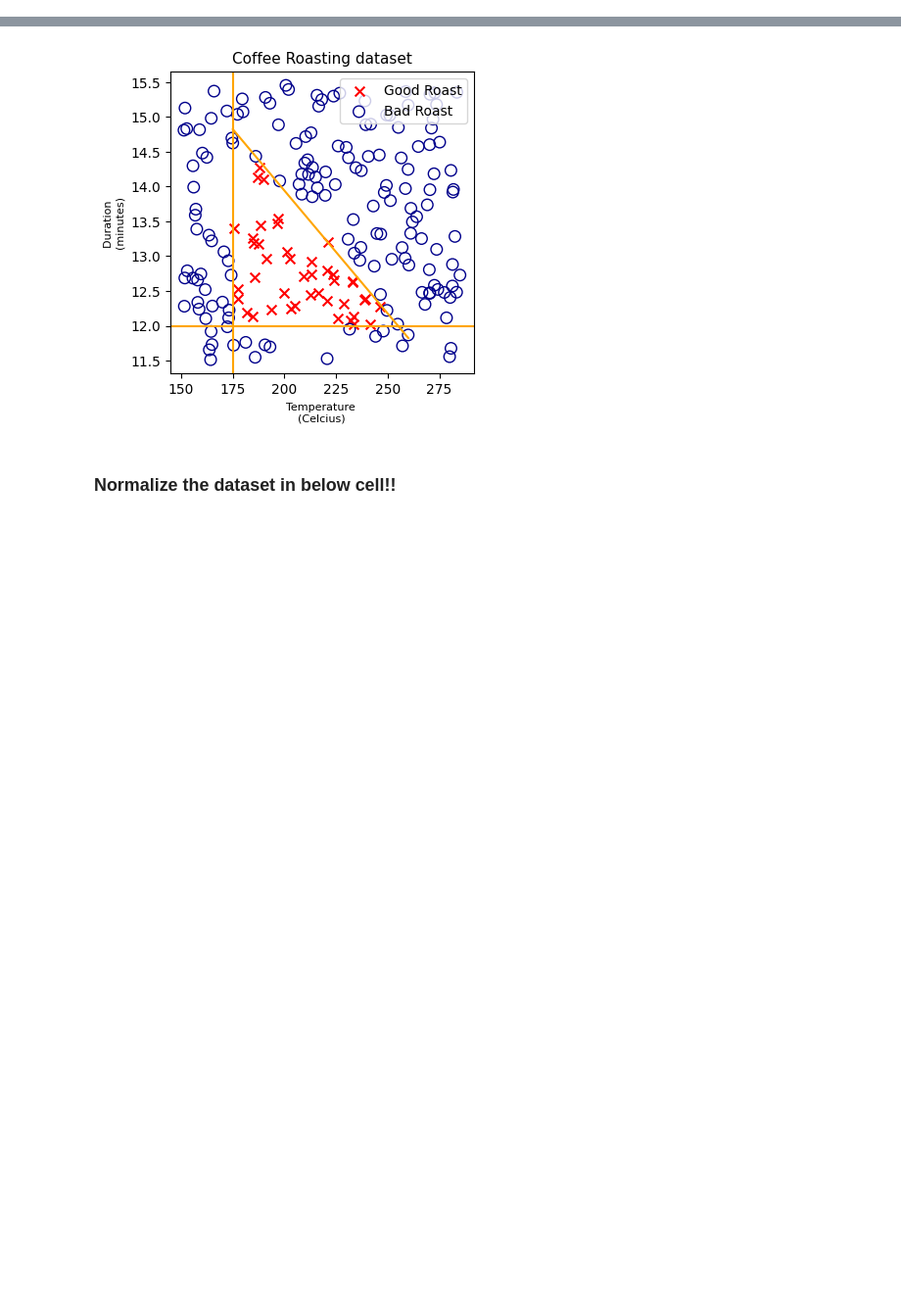
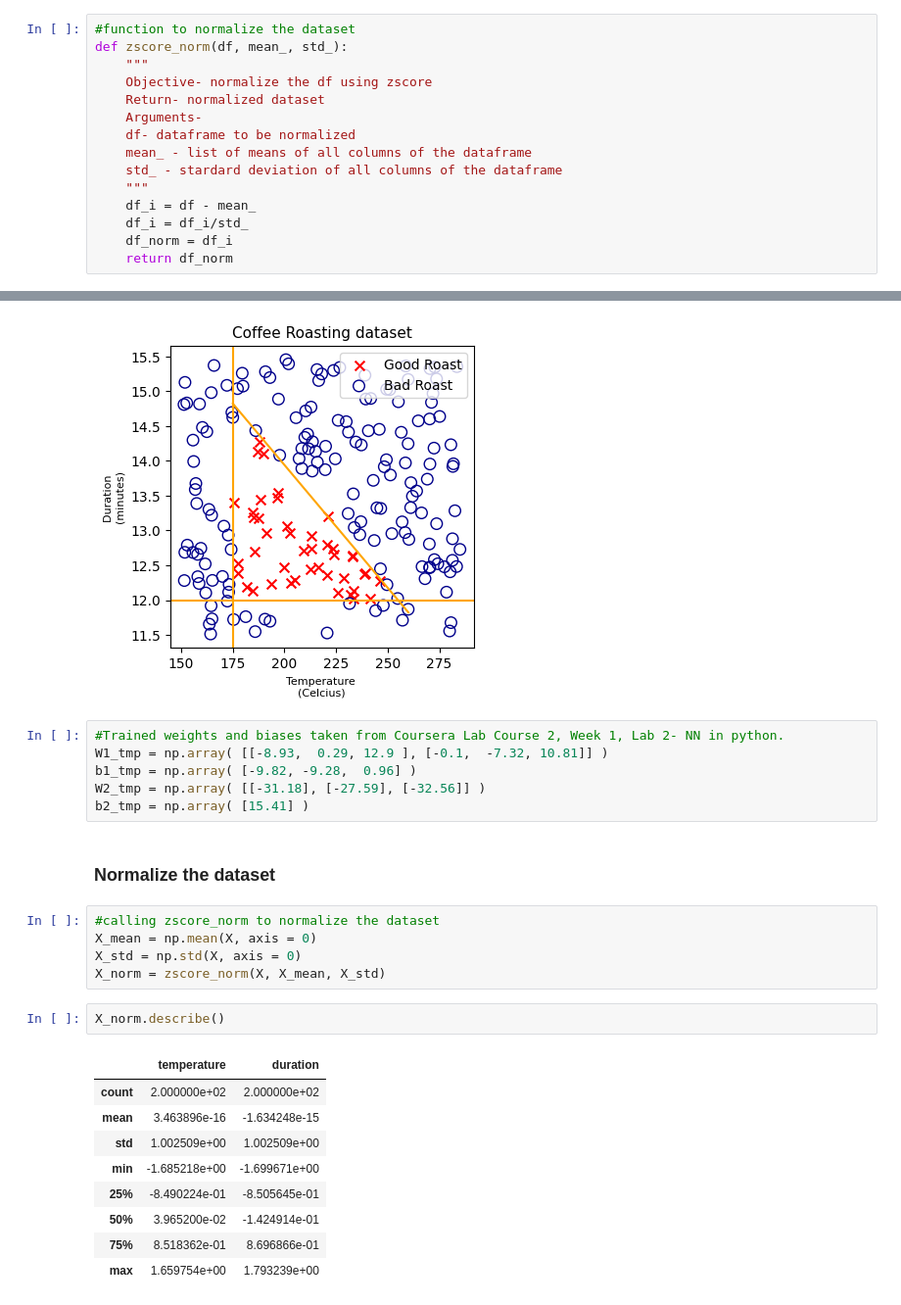
Before and after one commit to Cshefali/ML-Algorithms-Implementation, a Jupyter notebook: Python/Simple Neural Network in Python.ipynb, the cells around one changed output, grey strips where cells are left out. Shown: that part at 98% size. Cells and saved outputs as stored; diff of their text form; blank space fills up the shorter version.

Commit message:
Add subroutines to Simple NN in Python

```diff
--- a/Python/Simple Neural Network in Python.ipynb
+++ b/Python/Simple Neural Network in Python.ipynb
@@ -45,0 +58,15 @@ def coffee_roast_plot(X, Y):
+# %%
+#function to normalize the dataset
+def zscore_norm(df, mean_, std_):
+    """
+    Objective- normalize the df using zscore
+    Return- normalized dataset
+    Arguments-
+    df- dataframe to be normalized
+    mean_ - list of means of all columns of the dataframe
+    std_ - stardard deviation of all columns of the dataframe
+    """
+    df_i = df - mean_
+    df_i = df_i/std_
+    df_norm = df_i
+    return df_norm
@@ -63,5 +113,28 @@ Y = data['good_coffee']
 coffee_roast_plot(X, Y)
 # %% [output]
 [figure]
+# %%
+#Trained weights and biases taken from Coursera Lab Course 2, Week 1, Lab 2- NN in python.
+W1_tmp = np.array( [[-8.93,  0.29, 12.9 ], [-0.1,  -7.32, 10.81]] )
+b1_tmp = np.array( [-9.82, -9.28,  0.96] )
+W2_tmp = np.array( [[-31.18], [-27.59], [-32.56]] )
+b2_tmp = np.array( [15.41] )
 # %% [markdown]
-### Normalize the dataset in below cell!!
+### Normalize the dataset
+# %%
+#calling zscore_norm to normalize the dataset
+X_mean = np.mean(X, axis = 0)
+X_std = np.std(X, axis = 0)
+X_norm = zscore_norm(X, X_mean, X_std)
+# %%
+X_norm.describe()
+# %% [output]
+|  | temperature | duration |
+| count | 2.000000e+02 | 2.000000e+02 |
+| mean | 3.463896e-16 | -1.634248e-15 |
+| std | 1.002509e+00 | 1.002509e+00 |
+| min | -1.685218e+00 | -1.699671e+00 |
+| 25% | -8.490224e-01 | -8.505645e-01 |
+| 50% | 3.965200e-02 | -1.424914e-01 |
+| 75% | 8.518362e-01 | 8.696866e-01 |
+| max | 1.659754e+00 | 1.793239e+00 |
```
Also changed, not shown: parts of 13 cells of this notebook.
